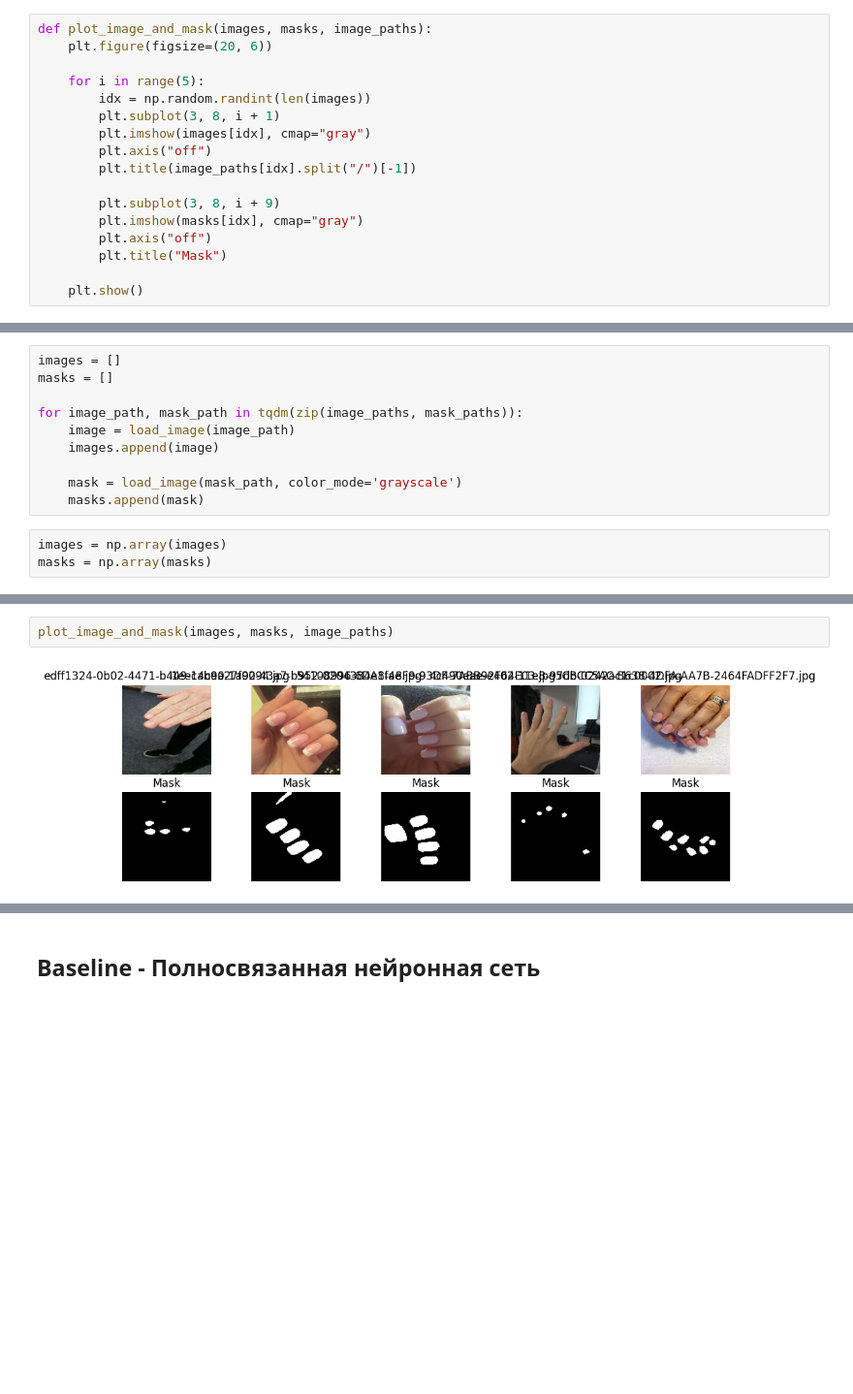
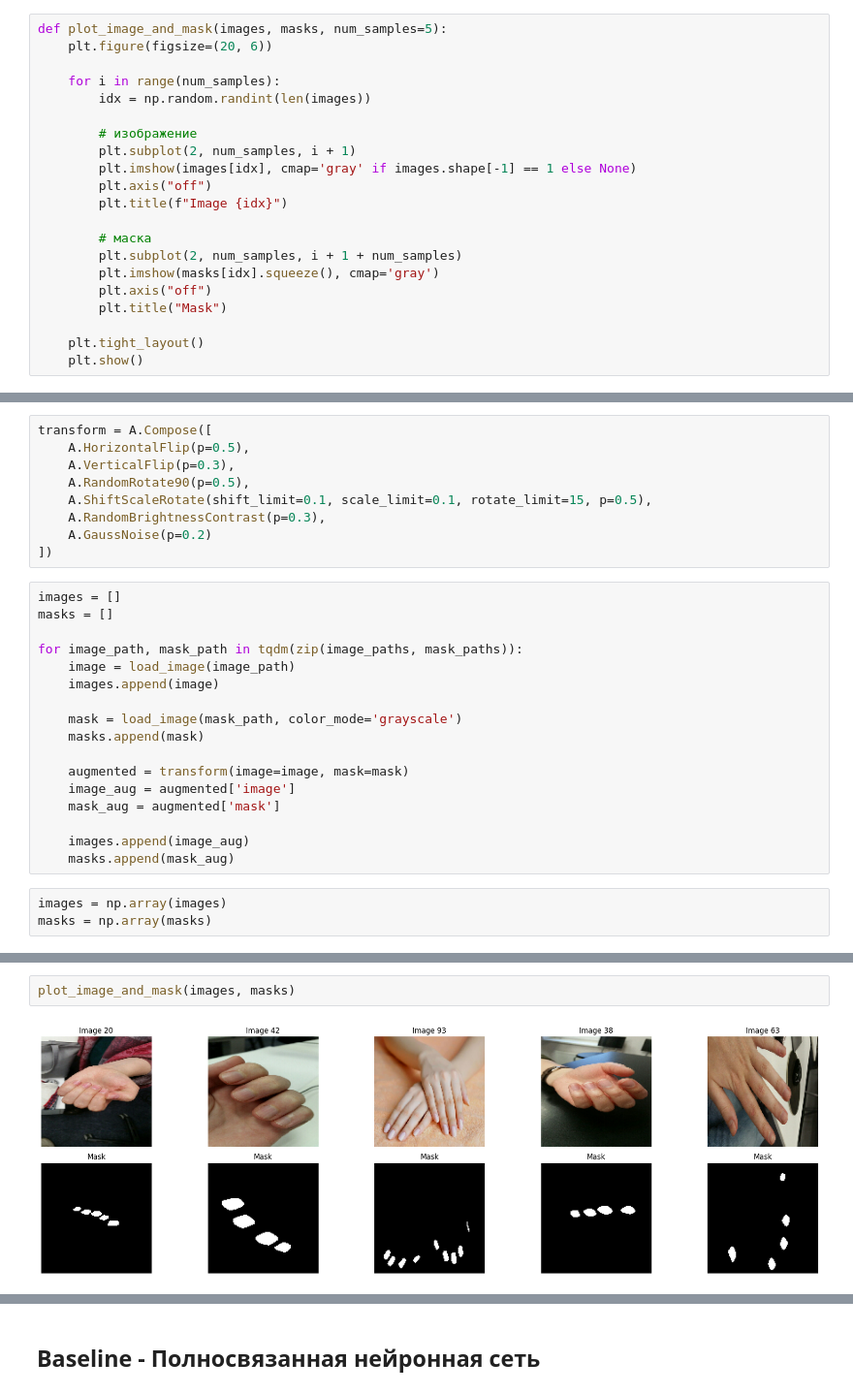
Before and after one commit to Reveqqq/ML, a Jupyter notebook: 7 sem/CV/lab2.ipynb, the cells around one changed output, grey strips where cells are left out. Shown at 97% size. Drawn from its saved outputs; the diff is of its cells as text; blank space fills up the shorter version.

```diff
--- a/7 sem/CV/lab2.ipynb
+++ b/7 sem/CV/lab2.ipynb
@@ -67,21 +67,25 @@ Path to dataset files: /root/.cache/kagglehub/datasets/vpapenko/nails-segmentati
 # %% [markdown]
 ## Функции для отображения результатов
 # %%
-def plot_image_and_mask(images, masks, image_paths):
+def plot_image_and_mask(images, masks, num_samples=5):
     plt.figure(figsize=(20, 6))
 
-    for i in range(5):
+    for i in range(num_samples):
         idx = np.random.randint(len(images))
-        plt.subplot(3, 8, i + 1)
-        plt.imshow(images[idx], cmap="gray")
+
+        # изображение
+        plt.subplot(2, num_samples, i + 1)
+        plt.imshow(images[idx], cmap='gray' if images.shape[-1] == 1 else None)
         plt.axis("off")
-        plt.title(image_paths[idx].split("/")[-1])
+        plt.title(f"Image {idx}")
 
-        plt.subplot(3, 8, i + 9)
-        plt.imshow(masks[idx], cmap="gray")
+        # маска
+        plt.subplot(2, num_samples, i + 1 + num_samples)
+        plt.imshow(masks[idx].squeeze(), cmap='gray')
         plt.axis("off")
         plt.title("Mask")
 
+    plt.tight_layout()
     plt.show()
 # %%
 def plot_predictions(X_test, y_test, preds):
@@ -157,6 +161,15 @@ def load_image(path, color_mode=None):
     image_array = img_to_array(img)
     image_array /= 255.
     return image_array
+# %%
+transform = A.Compose([
+    A.HorizontalFlip(p=0.5),
+    A.VerticalFlip(p=0.3),
+    A.RandomRotate90(p=0.5),
+    A.ShiftScaleRotate(shift_limit=0.1, scale_limit=0.1, rotate_limit=15, p=0.5),
+    A.RandomBrightnessContrast(p=0.3),
+    A.GaussNoise(p=0.2)
+])
 # %%
 images = []
 masks = []
@@ -167,6 +180,13 @@ for image_path, mask_path in tqdm(zip(image_paths, mask_paths)):
 
     mask = load_image(mask_path, color_mode='grayscale')
     masks.append(mask)
+
+    augmented = transform(image=image, mask=mask)
+    image_aug = augmented['image']
+    mask_aug = augmented['mask']
+
+    images.append(image_aug)
+    masks.append(mask_aug)
 # %%
 images = np.array(images)
 masks = np.array(masks)
@@ -173,7 +197,7 @@ masks = np.array(masks)
 # %%
-plot_image_and_mask(images, masks, image_paths)
+plot_image_and_mask(images, masks)
 # %% [output]
-[figure, old version]
+[figure, new version]
 # %%
 X_train, X_temp, y_train, y_temp = train_test_split(images, masks, test_size=0.2, random_state=42)
 
```
Also changed, not shown: parts of 17 cells of this notebook.
